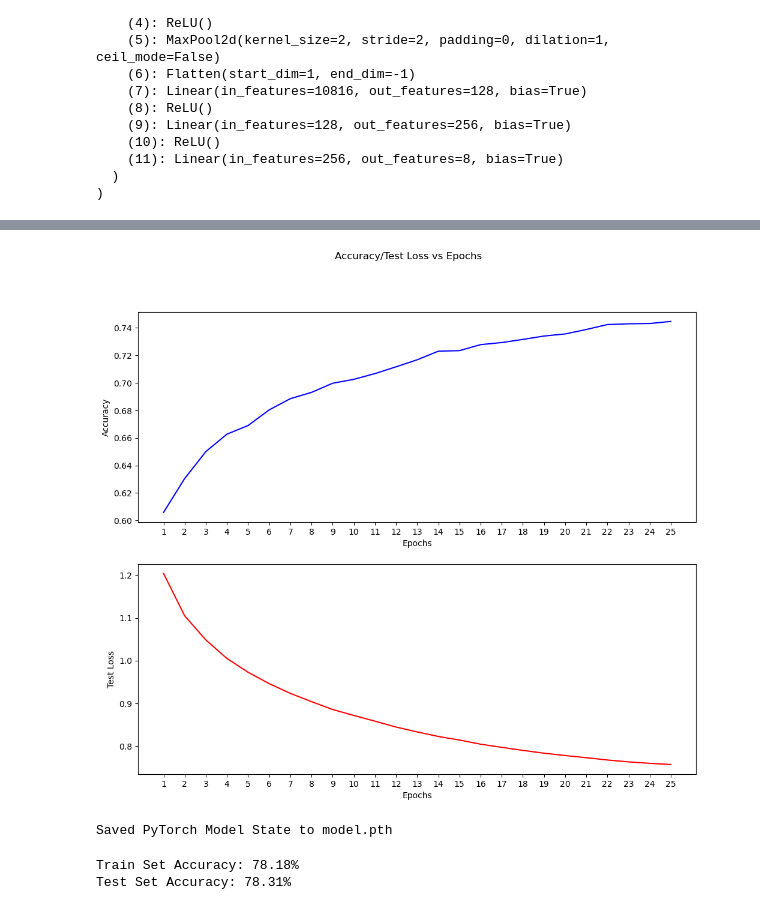
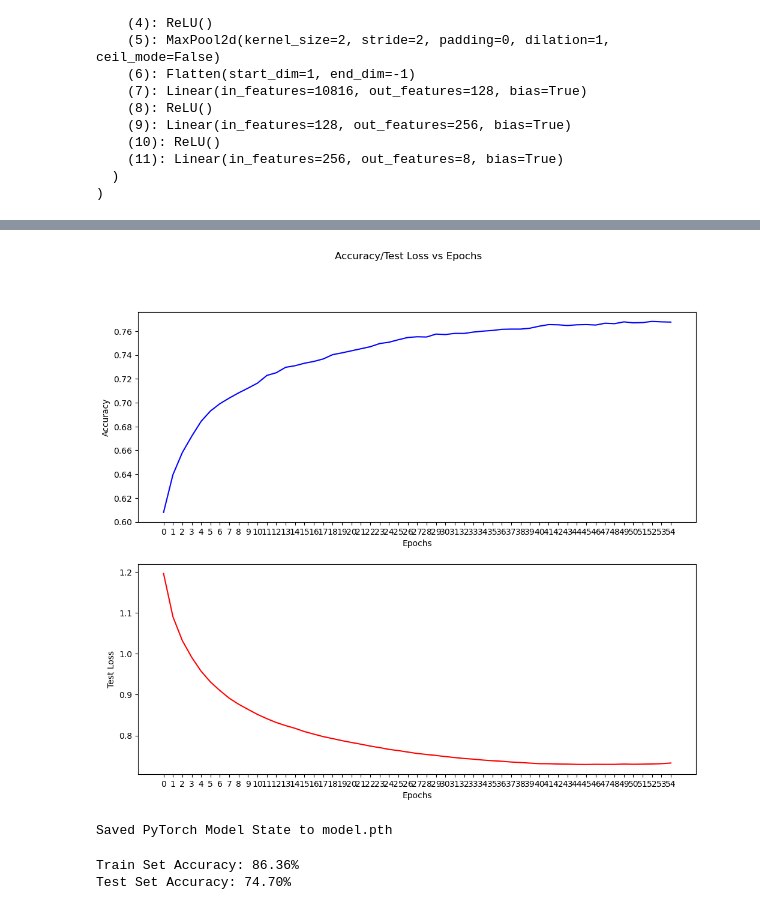
Before and after one commit to rishabhreng/vehicle_classification, a Jupyter notebook: vehicleTrain.ipynb, the cells around one changed output, grey strips where cells are left out. Drawn from its saved outputs; the diff is of its cells as text; code cells hidden in the pictures.

Commit message:
improve training process

```diff
--- a/vehicleTrain.ipynb
+++ b/vehicleTrain.ipynb
@@ -116,19 +129,14 @@ Using cuda device
 class CNN(nn.Module):
     def __init__(self):
         super().__init__()
+        self.network = nn.Sequential (
+            nn.Conv2d(in_channels=3, out_channels=32, kernel_size=4),
+            nn.ReLU(),
+            nn.MaxPool2d(kernel_size=2),
 
-        convkernelsize = 4
-        poolkernelsize = 2
-
-        self.network = nn.Sequential (
-            # nn.BatchNorm2d(num_features=3),
-            nn.Conv2d(in_channels=3, out_channels=32, kernel_size=convkernelsize),
+            nn.Conv2d(in_channels=32, out_channels=64, kernel_size=4),
             nn.ReLU(),
-            nn.MaxPool2d(kernel_size=poolkernelsize),
-
-            nn.Conv2d(in_channels=32, out_channels=64, kernel_size=convkernelsize),
-            nn.ReLU(),
-            nn.MaxPool2d(kernel_size=poolkernelsize),
+            nn.MaxPool2d(kernel_size=2),
 
             nn.Flatten(),
 
@@ -165,17 +173,29 @@ CNN(
   )
 )
 # %%
-epochs = 25
+epochs = 100
 
 accs = []
 test_losses = []
+loss_increased = 0
+num_actual_epochs = 0
 
+# train
 for t in range(epochs):
     print(f"Epoch {t+1}\n-------------------------------")
     train(train_dataloader, model, loss_fn, optimizer)
     acc, loss = test(test_dataloader, model, loss_fn)
     accs.append(acc)
     test_losses.append(loss)
+    num_actual_epochs += 1
+    # stop training early if beginning to overfit
+    if t > 0:
+        if test_losses[t] > test_losses[t-1]:
+            loss_increased += 1
+        else:
+            loss_increased = 0
+        if loss_increased >= 4:
+            break
 print("Finished!")
 # %% [output]
 Epoch 1
@@ -196,24 +216,25 @@ Test Error:
 
 Finished!
 # %%
-epoch_nums = range(1, epochs+1)
+# plot
+epoch_nums = range(num_actual_epochs)
 top_plot, (accplt, lossplt) = plt.subplots(2, figsize=(12, 10))
 
 top_plot.suptitle("Accuracy/Test Loss vs Epochs")
 accplt.plot(epoch_nums, accs, c="blue")
 accplt.set_xticks(epoch_nums)
 accplt.set_ylabel("Accuracy")
 accplt.set_xlabel("Epochs")
 
 
 lossplt.plot(epoch_nums, test_losses, c="red")
 lossplt.set_xticks(epoch_nums)
 lossplt.set_ylabel("Test Loss")
 lossplt.set_xlabel("Epochs")
 
 plt.show()
 # %% [output]
-[figure, old version]
+[figure, new version]
 # %%
 torch.save(model.state_dict(), "model.pth")
 print("Saved PyTorch Model State to model.pth")
@@ -222,24 +243,8 @@ Saved PyTorch Model State to model.pth
 # %%
 classes = list(conversion.keys())
 
-def predict(data_loader, model, labels):
-    correct = 0
-    total = 0
-
-    model.eval()
-
-    for x, y in data_loader:
-        with torch.no_grad():
-            x, y = x.to(device), y.to(device)
-            pred = model(x)
-            predicted, actual = labels[pred[0].argmax(0)], labels[y[0].item()]
-            if predicted == actual:
-                correct += 1
-            total += 1
-    return correct/total
-
 print(f"Train Set Accuracy: {predict(train_dataloader, model, classes)*100 :.2f}%")
 print(f"Test Set Accuracy: {predict(test_dataloader, model, classes)*100 :.2f}%")
 # %% [output]
-Train Set Accuracy: 78.18%
-Test Set Accuracy: 78.31%
+Train Set Accuracy: 86.36%
+Test Set Accuracy: 74.70%
```
Also changed, not shown: parts of 2 cells of this notebook, 1 other file.
